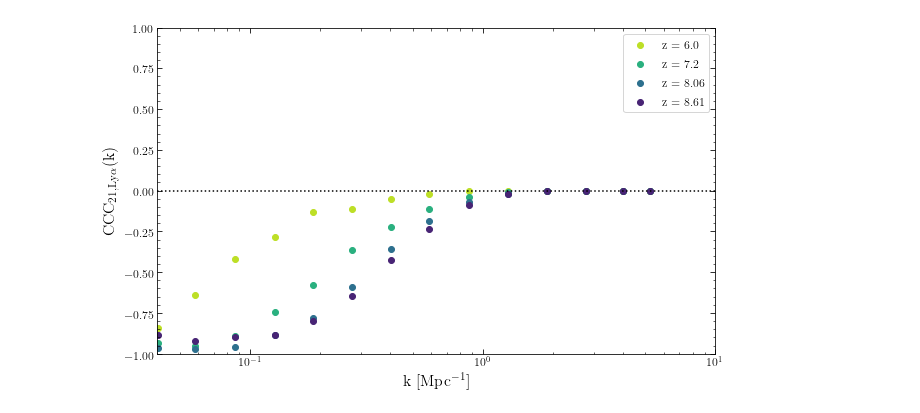
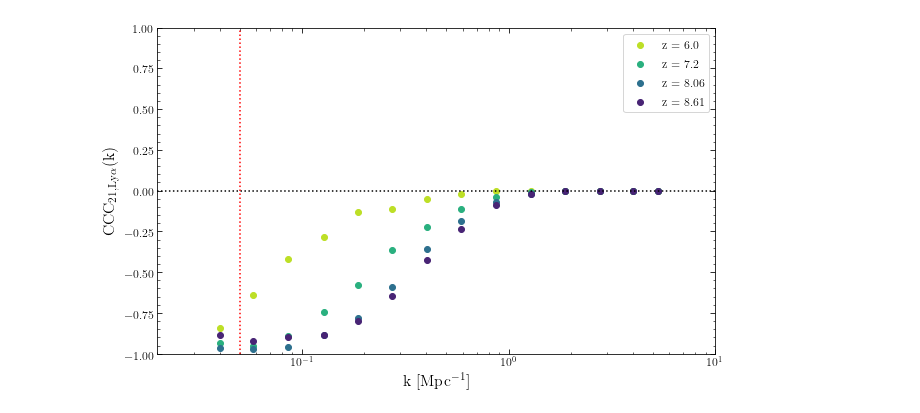
Before and after one commit to tacox5/Senior_Thesis, a Jupyter notebook: notebooks/Plot_CCC.ipynb, the cells around one changed output. Cells and saved outputs as stored; diff of their text form; code cells hidden in the pictures.

```diff
--- a/notebooks/Plot_CCC.ipynb
+++ b/notebooks/Plot_CCC.ipynb
@@ -4,29 +4,30 @@ import matplotlib.pyplot as plt
 from matplotlib import cm
 import glob
 # %%
-files = glob.glob('ccc*')
+files = glob.glob('data/ccc*')
 files.sort()
 # %%
 colors = cm.viridis(np.linspace(0.1, 0.9, len(files)))[::-1]
 # %%
-ks = np.load('ks.npy')
+ks = np.load('data/ks.npy')
 # %%
 def extract_z(f):
     return float(f.split('_')[-1].rsplit('.', 1)[0])
 # %%
 plt.figure(figsize = (10, 6))
 
 for i, f in enumerate(files):
     data = np.load(f)
     plt.scatter(ks, data, label = 'z = {}'.format(extract_z(f)), color = colors[i])
 
 plt.xscale('log')
-plt.xlim([4e-2, 10])
+plt.xlim([2e-2, 10])
 plt.ylim([-1, 1])
 plt.axhline(0, color = 'k', linestyle = ':')
 plt.legend(fontsize = 12)
 plt.xlabel(r'k [Mpc$^{-1}$]', fontsize = 16)
 plt.ylabel(r'CCC$_{\rm 21, Ly\alpha}$(k)', fontsize = 16)
+plt.axvline(0.05, color = 'red', linestyle = ':')
 plt.show()
 # %% [output]
-[figure, old version]
+[figure, new version]
```
Also changed, not shown: 49 other files.
